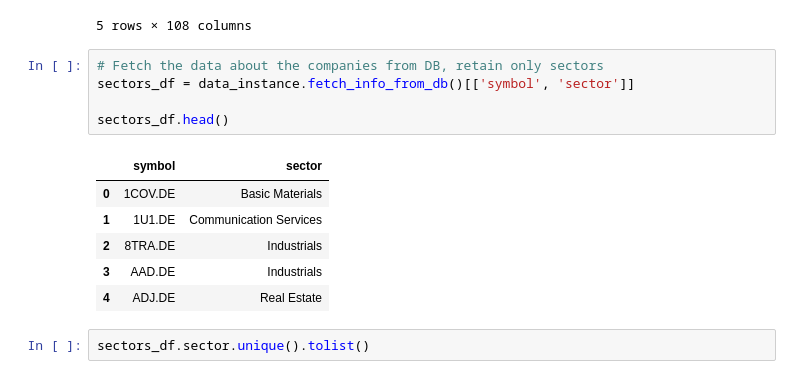
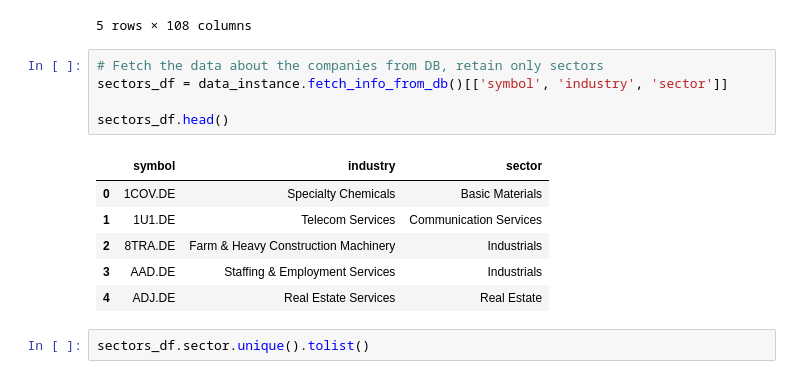
Before and after one commit to rmnskb/pca-project, a Jupyter notebook: german_market_practice.ipynb, the cells around one changed output. Cells and saved outputs as stored; diff of their text form.

```diff
--- a/german_market_practice.ipynb
+++ b/german_market_practice.ipynb
@@ -133,16 +133,16 @@ rts.head()
 5 rows × 108 columns
 # %%
 # Fetch the data about the companies from DB, retain only sectors
-sectors_df = data_instance.fetch_info_from_db()[['symbol', 'sector']]
+sectors_df = data_instance.fetch_info_from_db()[['symbol', 'industry', 'sector']]
 
 sectors_df.head()
 # %% [output]
-|  | symbol | sector |
-| 0 | 1COV.DE | Basic Materials |
-| 1 | 1U1.DE | Communication Services |
-| 2 | 8TRA.DE | Industrials |
-| 3 | AAD.DE | Industrials |
-| 4 | ADJ.DE | Real Estate |
+|  | symbol | industry | sector |
+| 0 | 1COV.DE | Specialty Chemicals | Basic Materials |
+| 1 | 1U1.DE | Telecom Services | Communication Services |
+| 2 | 8TRA.DE | Farm & Heavy Construction Machinery | Industrials |
+| 3 | AAD.DE | Staffing & Employment Services | Industrials |
+| 4 | ADJ.DE | Real Estate Services | Real Estate |
 # %%
 sectors_df.sector.unique().tolist()
 # %% [output]
```
Also changed, not shown: parts of 7 cells of this notebook, 1 other file.
